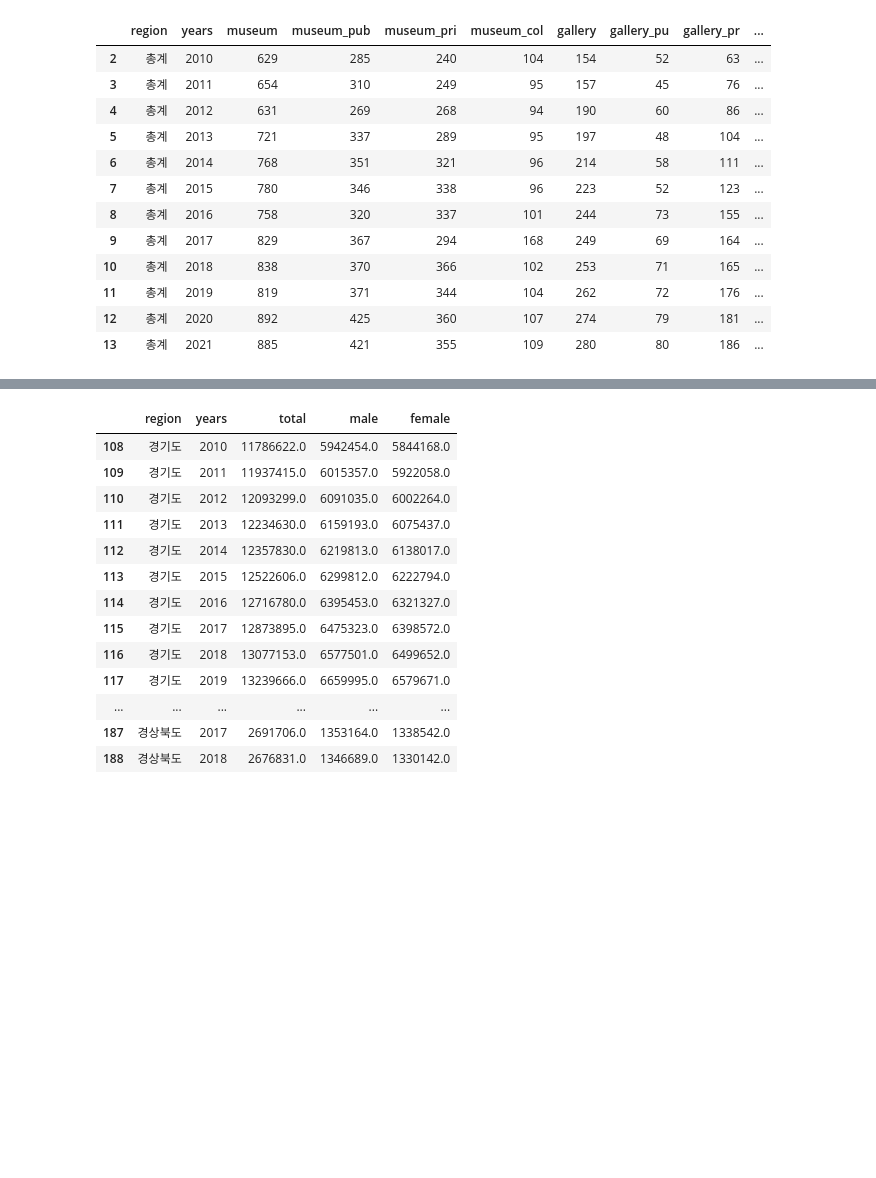
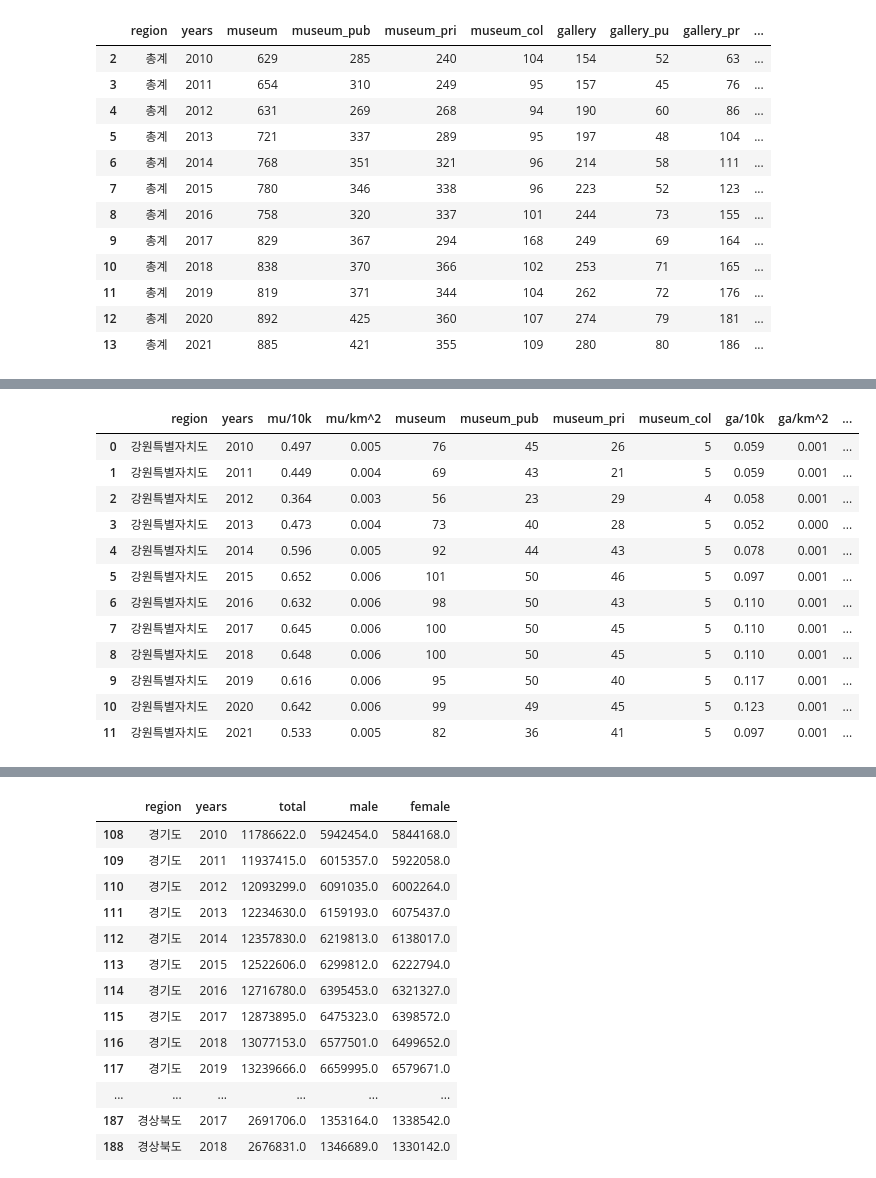
Before and after one commit to matdongsan5/Project, a Jupyter notebook: Numpy_이정욱/check.ipynb, the cells around one changed output, grey strips where cells are left out. Cells and saved outputs as stored; diff of their text form; code cells hidden in the pictures; blank space fills up the shorter version.

```diff
--- a/Numpy_이정욱/check.ipynb
+++ b/Numpy_이정욱/check.ipynb
@@ -133,6 +165,7 @@ r_square
 seoDF = per_km2('seoDF', '서울특별시')
 kkdDF = per_km2('kkdDF', '경기도')
 dgDF = per_km2('dgDF', '대구광역시')
-gsbdDF = per_km2('gsbd', '경상북도')
-ccbdDF = per_km2('ccbd', '충청북도')
+gsbdDF = per_km2('gsbdDF', '경상북도')
+ccbdDF = per_km2('ccbdDF', '충청북도')
 djDF = per_km2('djDF', '대전광역시')
+gwdDF = per_km2('gwdDF','강원특별자치도')
@@ -155,3 +188,19 @@ djDF
+# %%
+gwdDF
+# %% [output]
+|  | region | years | mu/10k | mu/km^2 | museum | museum_pub | museum_pri | museum_col | ga/10k | ga/km^2 | ... |
+| 0 | 강원특별자치도 | 2010 | 0.497 | 0.005 | 76 | 45 | 26 | 5 | 0.059 | 0.001 | ... |
+| 1 | 강원특별자치도 | 2011 | 0.449 | 0.004 | 69 | 43 | 21 | 5 | 0.059 | 0.001 | ... |
+| 2 | 강원특별자치도 | 2012 | 0.364 | 0.003 | 56 | 23 | 29 | 4 | 0.058 | 0.001 | ... |
+| 3 | 강원특별자치도 | 2013 | 0.473 | 0.004 | 73 | 40 | 28 | 5 | 0.052 | 0.000 | ... |
+| 4 | 강원특별자치도 | 2014 | 0.596 | 0.005 | 92 | 44 | 43 | 5 | 0.078 | 0.001 | ... |
+| 5 | 강원특별자치도 | 2015 | 0.652 | 0.006 | 101 | 50 | 46 | 5 | 0.097 | 0.001 | ... |
+| 6 | 강원특별자치도 | 2016 | 0.632 | 0.006 | 98 | 50 | 43 | 5 | 0.110 | 0.001 | ... |
+| 7 | 강원특별자치도 | 2017 | 0.645 | 0.006 | 100 | 50 | 45 | 5 | 0.110 | 0.001 | ... |
+| 8 | 강원특별자치도 | 2018 | 0.648 | 0.006 | 100 | 50 | 45 | 5 | 0.110 | 0.001 | ... |
+| 9 | 강원특별자치도 | 2019 | 0.616 | 0.006 | 95 | 50 | 40 | 5 | 0.117 | 0.001 | ... |
+| 10 | 강원특별자치도 | 2020 | 0.642 | 0.006 | 99 | 49 | 45 | 5 | 0.123 | 0.001 | ... |
+| 11 | 강원특별자치도 | 2021 | 0.533 | 0.005 | 82 | 36 | 41 | 5 | 0.097 | 0.001 | ... |
 # %%
 def ppc_ratio_m(df):
     m_ratioDF = df.loc[:, ['region',  'years']]
```
Also changed, not shown: parts of 10 cells of this notebook.
